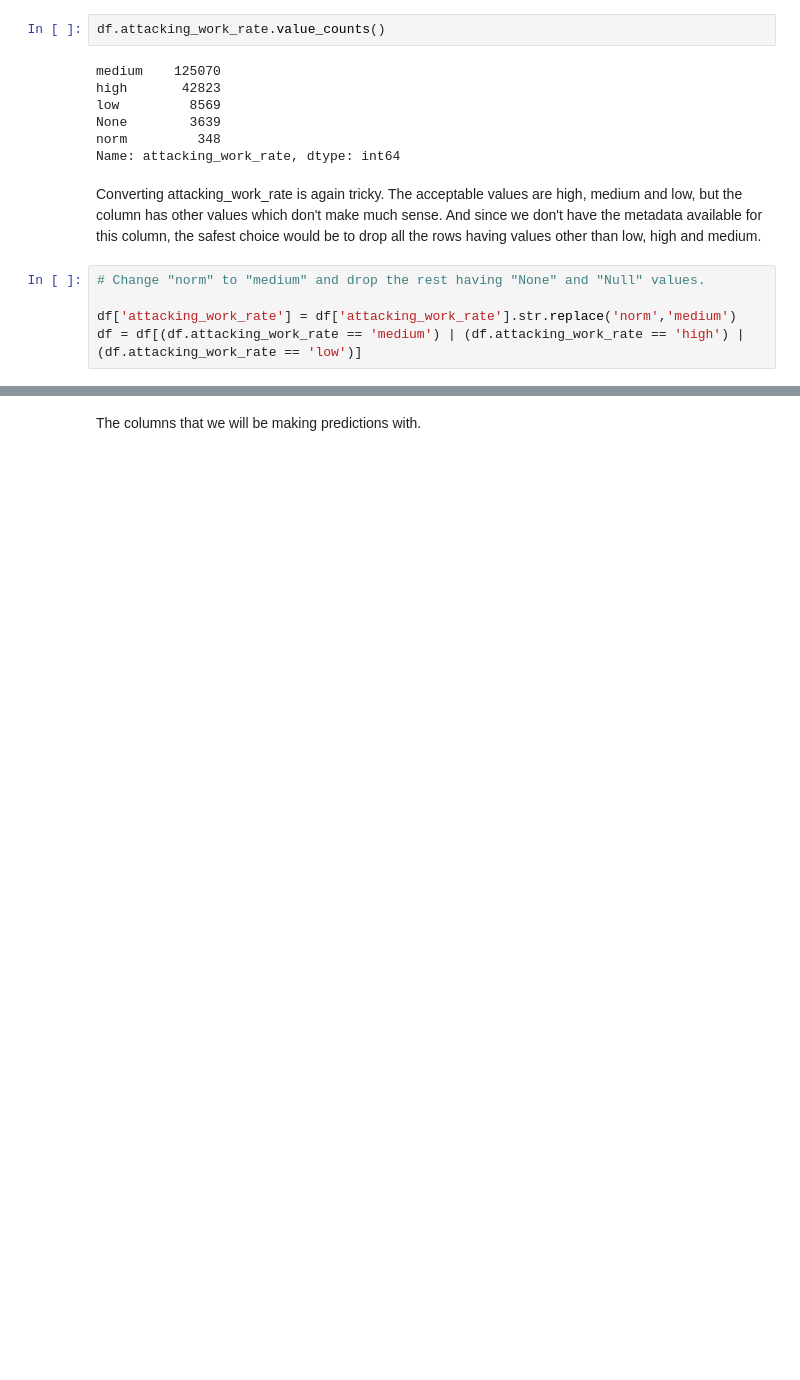
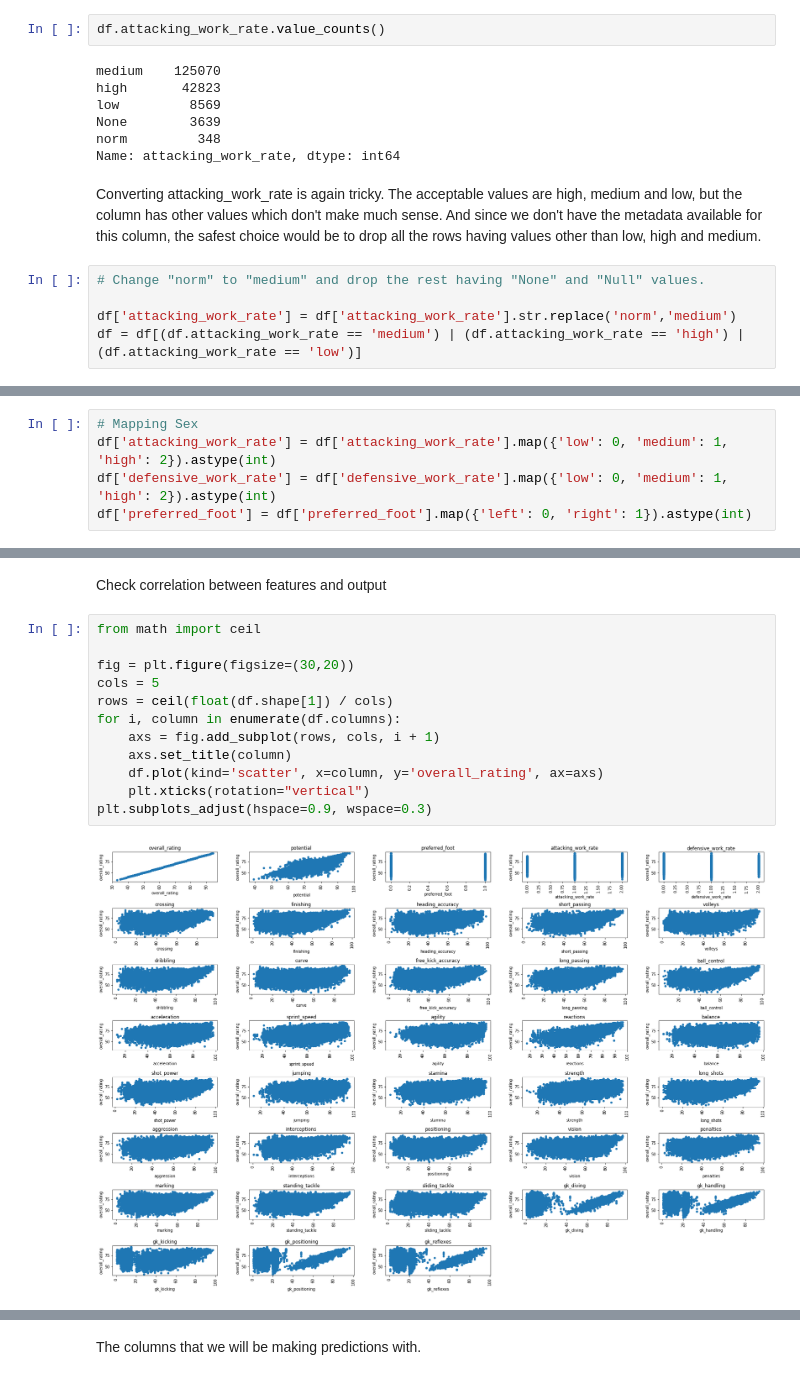
Before and after one commit to siddharthalal/Project-2---Predicting-Player-s-Ratings, a Jupyter notebook: Project 2 - Predicting Player's Rating.ipynb, the cells around one changed output, grey strips where cells are left out. Drawn from its saved outputs; the diff is of its cells as text; blank space fills up the shorter version.

```diff
--- a/Project 2 - Predicting Player's Rating.ipynb
+++ b/Project 2 - Predicting Player's Rating.ipynb
@@ -229,0 +170,5 @@ Index(['attacking_work_rate_high', 'attacking_work_rate_low',
+# %%
+# Mapping Sex
+df['attacking_work_rate'] = df['attacking_work_rate'].map({'low': 0, 'medium': 1, 'high': 2}).astype(int)
+df['defensive_work_rate'] = df['defensive_work_rate'].map({'low': 0, 'medium': 1, 'high': 2}).astype(int)
+df['preferred_foot'] = df['preferred_foot'].map({'left': 0, 'right': 1}).astype(int)
@@ -229,0 +190,16 @@ Index(['attacking_work_rate_high', 'attacking_work_rate_low',
+# %% [markdown]
+Check correlation between features and output
+# %%
+from math import ceil
+
+fig = plt.figure(figsize=(30,20))
+cols = 5
+rows = ceil(float(df.shape[1]) / cols)
+for i, column in enumerate(df.columns):
+    axs = fig.add_subplot(rows, cols, i + 1)
+    axs.set_title(column)
+    df.plot(kind='scatter', x=column, y='overall_rating', ax=axs)
+    plt.xticks(rotation="vertical")
+plt.subplots_adjust(hspace=0.9, wspace=0.3)
+# %% [output]
+[figure, added]
```
Also changed, not shown: parts of 57 cells of this notebook.
